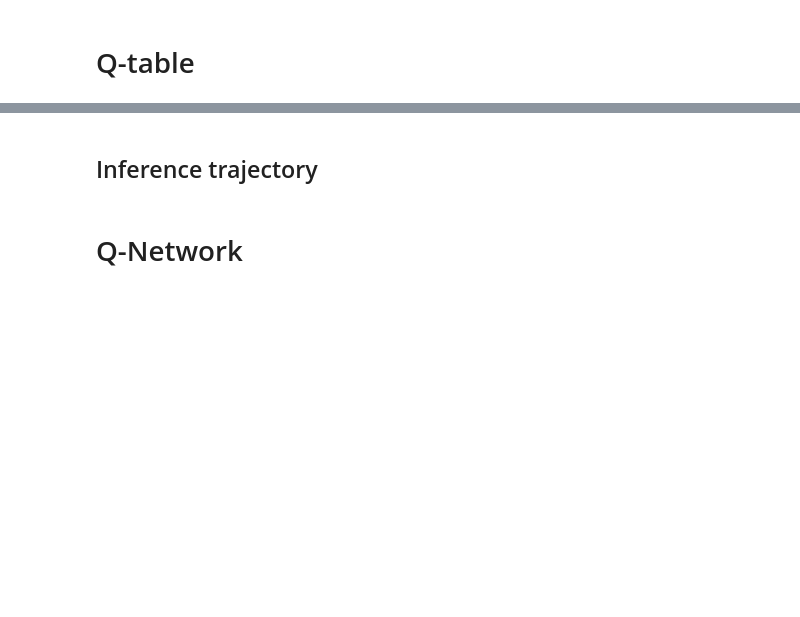
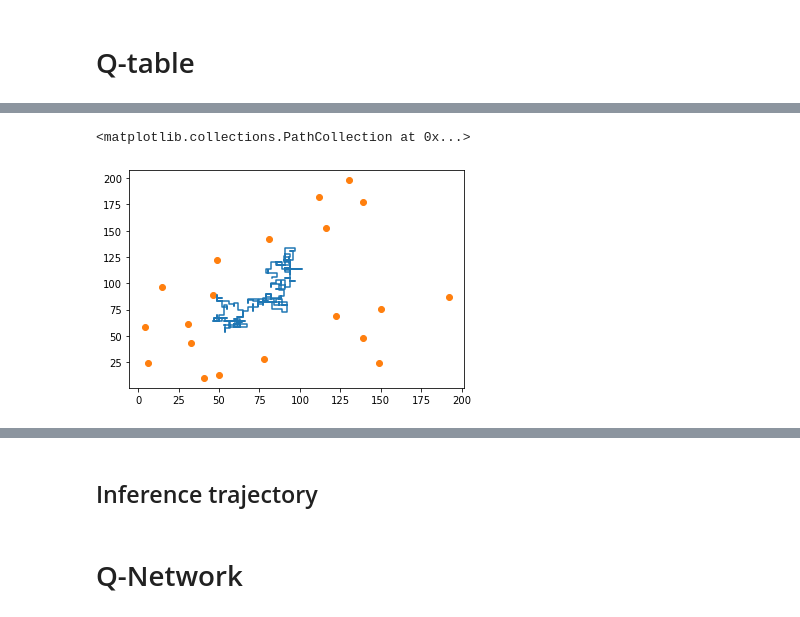
Before and after one commit to gorkamunoz/rl_opts, a Jupyter notebook: nbs/discrete_RL_walker.ipynb, the cells around one changed output, grey strips where cells are left out. Cells and saved outputs as stored; diff of their text form; code cells hidden in the pictures; blank space fills up the shorter version.

```diff
--- a/nbs/discrete_RL_walker.ipynb
+++ b/nbs/discrete_RL_walker.ipynb
@@ -133,14 +142,16 @@ class Qtable_constraints:
 #%% ---------------------------------------------------------------------------
 # Parameters
 # -----------------------------------------------------------------------------
-episodes = 10000
-time_ep = 100
+episodes = 1000
+time_ep = 10000
 # Learning_parameters
 learning_rate = 0.01
 egreedy = 1
 egreedy_decay = 0.999
 egreedy_min = 0.1
 
+penalization = 0.5
+
 time_bins = min(time_ep, 1000)
 state_space = np.linspace(0, time_ep, time_bins)
 # %%
@@ -197,0 +231,6 @@ plt.plot(rewards)
+# %%
+plt.plot(pos_agent[e,:,0], pos_agent[e,:,1])
+plt.scatter(env.target_position[:,0], env.target_position[:,1], c = 'C1')
+# %% [output]
+<matplotlib.collections.PathCollection at 0x...>
+[figure, added]
```
Also changed, not shown: parts of 17 cells of this notebook.
